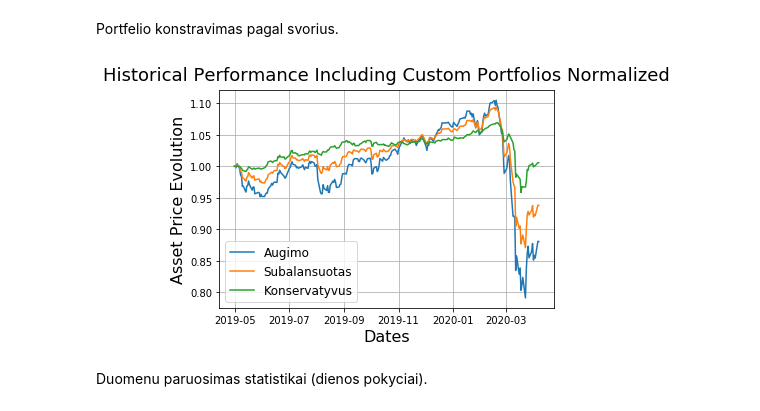
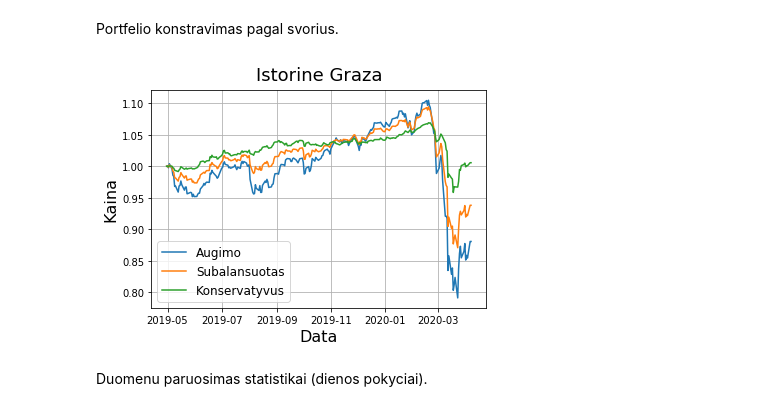
Before and after one commit to linaslaz/PortfolioOR, a Jupyter notebook: Portfolio_test_v1.ipynb, the cells around one changed output. Cells and saved outputs as stored; diff of their text form; code cells hidden in the pictures.

```diff
--- a/Portfolio_test_v1.ipynb
+++ b/Portfolio_test_v1.ipynb
@@ -47,15 +47,15 @@ normalized_series1['Konservatyvus'] = normalized_series.mul(allocation['Konserva
 # %%
 
 plt.plot(normalized_series1[portfolio])
-plt.title("Historical Performance Including Custom Portfolios Normalized", fontsize = 18, verticalalignment = 'bottom')
-plt.xlabel('Dates', fontsize = 16)
-plt.ylabel('Asset Price Evolution', fontsize = 16)
+plt.title("Istorine Graza", fontsize = 18, verticalalignment = 'bottom')
+plt.xlabel('Data', fontsize = 16)
+plt.ylabel('Kaina', fontsize = 16)
 
 plt.legend(('Augimo', 'Subalansuotas', 'Konservatyvus'), fontsize = 12)
 plt.grid()
 plt.show()
 # %% [output]
-[figure, old version]
+[figure, new version]
 # %% [markdown]
 Duomenu paruosimas statistikai (dienos pokyciai).
 # %%
```
Also changed, not shown: parts of 1 cell of this notebook.
